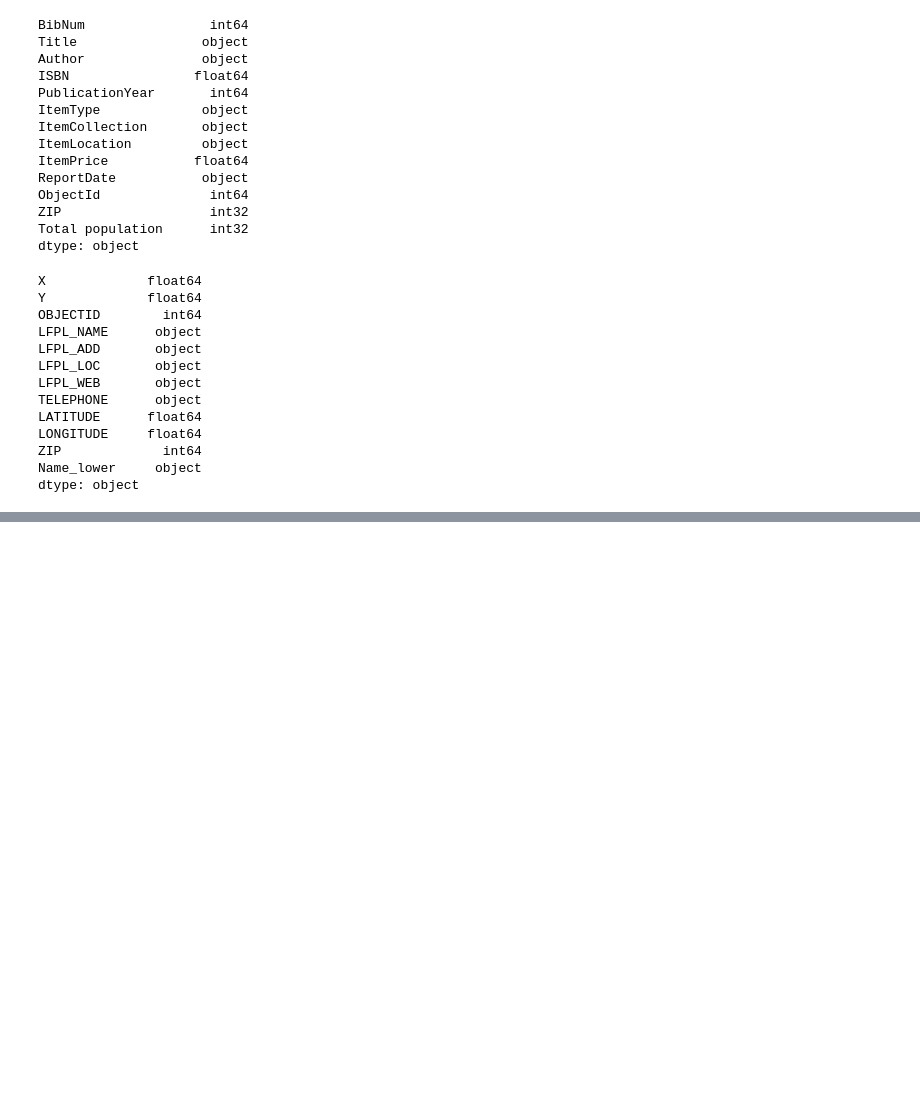
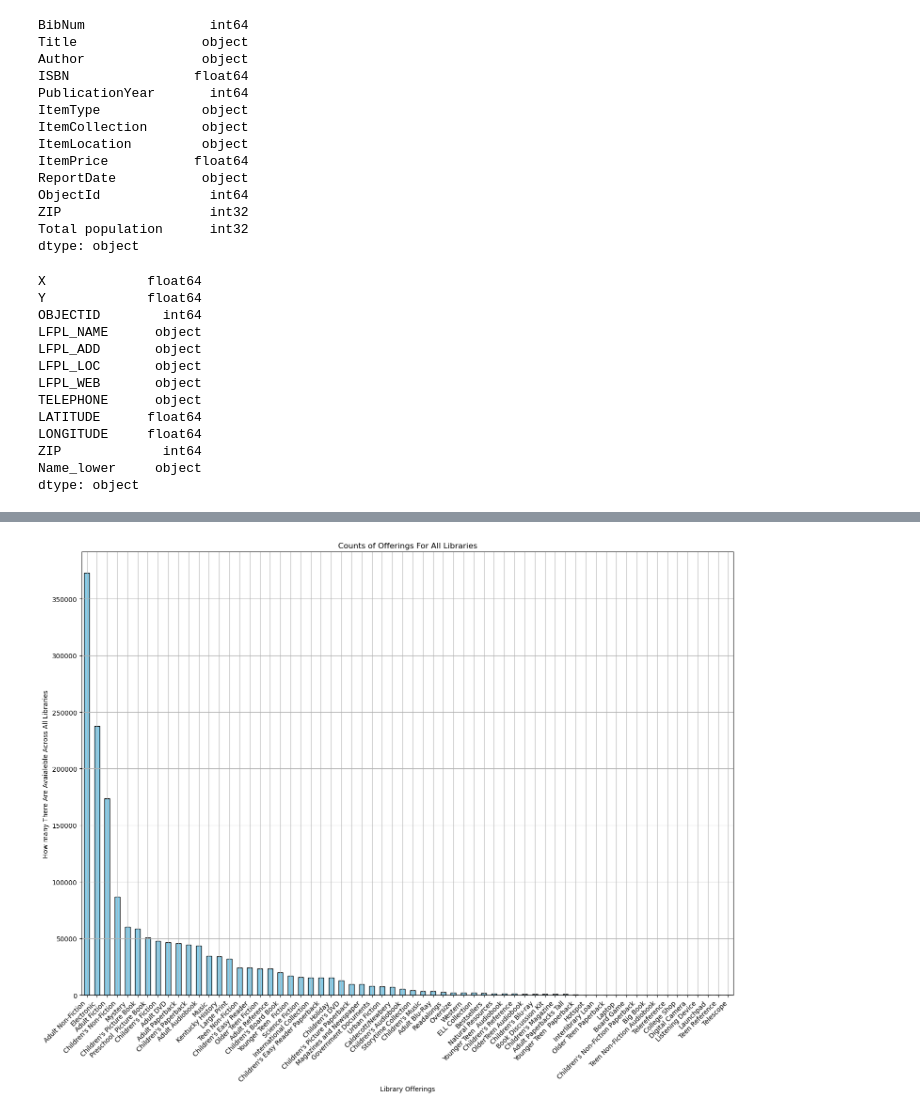
Before and after one commit to Destroy-gym/Louisville_Library_analysis, a Jupyter notebook: library_anaysis.ipynb, the cells around one changed output, grey strips where cells are left out. Saved outputs shown, nothing was run; the diff lists cells and outputs as text; code cells hidden in the pictures; blank space fills up the shorter version.

```diff
--- a/library_anaysis.ipynb
+++ b/library_anaysis.ipynb
@@ -265,0 +337,17 @@ m.save("jefferson_bubble_map.html")
+# %%
+ax = item_counts.plot.bar(
+    color="skyblue",  # bar color
+    edgecolor="black",  # border color
+    rot=0,  # keep x labels horizontal
+    figsize=(15, 12),  # figure size
+    grid=True  # add grid lines
+)
+ax.set_xlabel("Library Offerings")
+ax.set_ylabel("How many There Are Avaialeble Across All Libraries")
+ax.set_title("Counts of Offerings For All Libraries")
+
+plt.xticks(rotation=45, ha="right")
+plt.tight_layout()
+plt.show()
+# %% [output]
+[figure, added]
```
Also changed, not shown: parts of 20 cells of this notebook, 4 other files.
